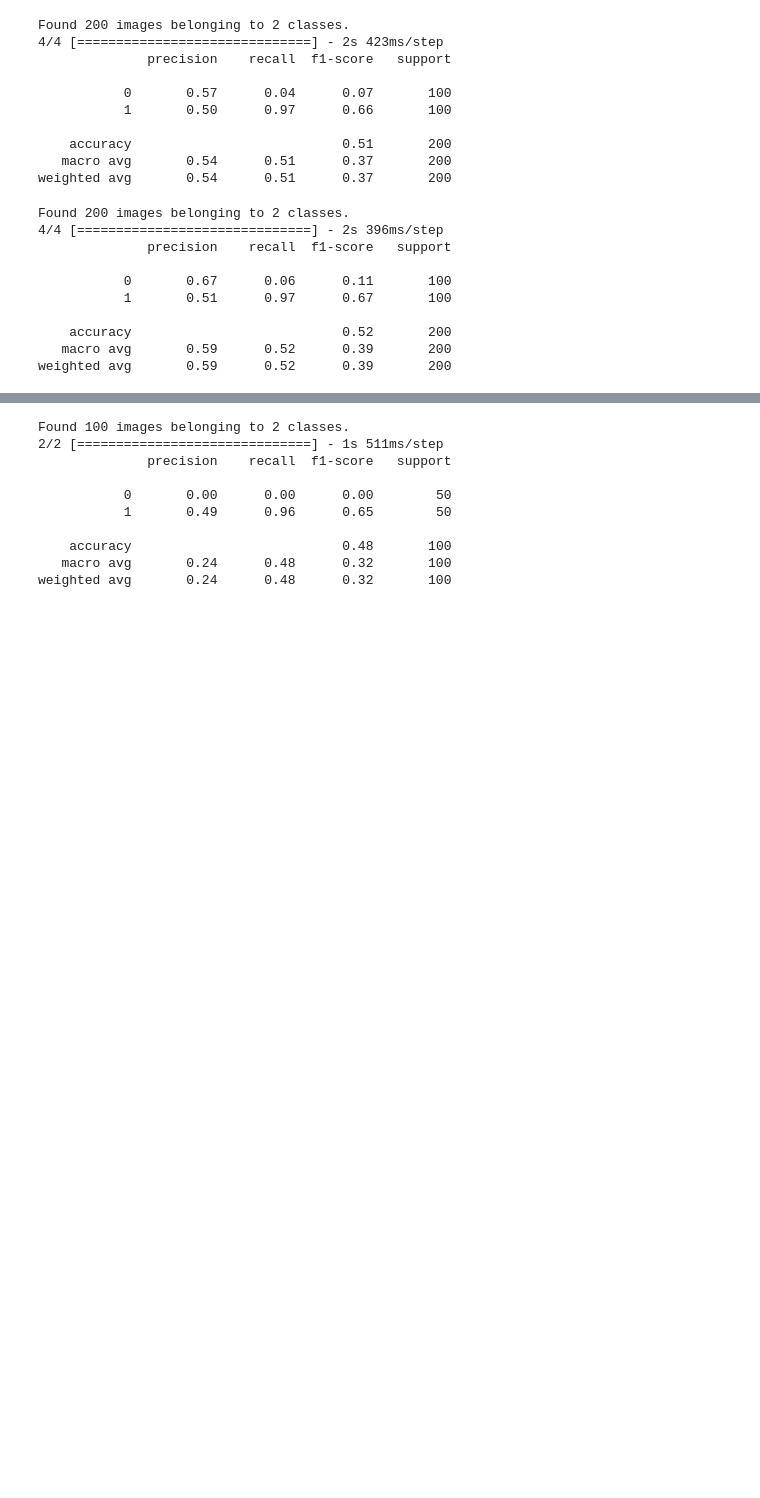
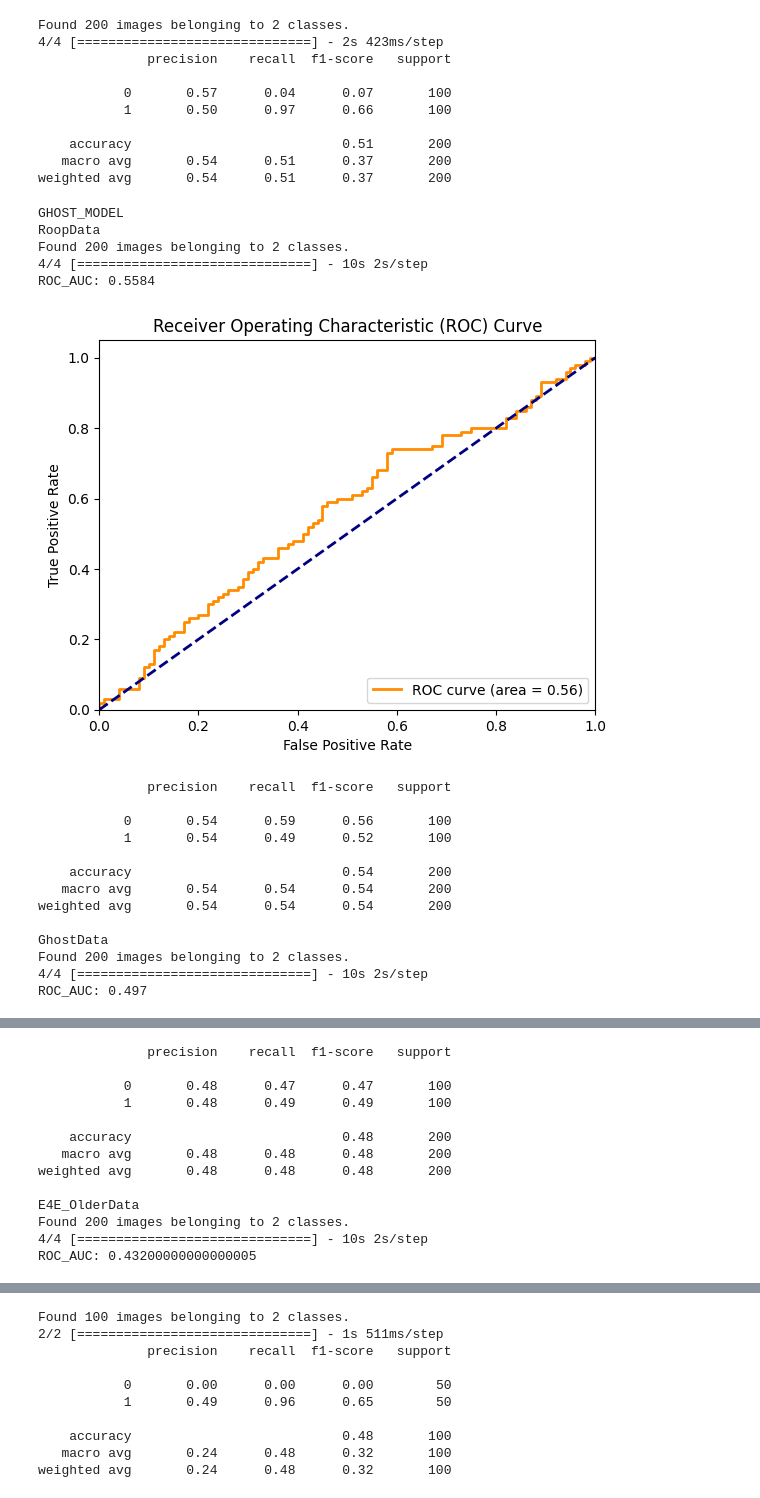
Before and after one commit to Dryg1214/DeepFakeRepos, a Jupyter notebook: AllModels/DeepFakeDetectionModels/MesoNet-DeepFakeDetection/notebook/Meso_4.ipynb, the cells around one changed output, grey strips where cells are left out. Saved outputs shown, nothing was run; the diff lists cells and outputs as text; code cells hidden in the pictures; blank space fills up the shorter version.

```diff
--- a/AllModels/DeepFakeDetectionModels/MesoNet-DeepFakeDetection/notebook/Meso_4.ipynb
+++ b/AllModels/DeepFakeDetectionModels/MesoNet-DeepFakeDetection/notebook/Meso_4.ipynb
@@ -449,17 +607,50 @@ Found 200 images belonging to 2 classes.
     accuracy                           0.51       200
    macro avg       0.54      0.51      0.37       200
 weighted avg       0.54      0.51      0.37       200
-# %%
-print(get_classification_report(model_exp, 'F:\\DeepFakeRepos\\Datasets\\GHOSTdata', nameModel="GHOST", fake=True))
-# GHOST
-# %% [output]
-Found 200 images belonging to 2 classes.
-4/4 [==============================] - 2s 396ms/step
-              precision    recall  f1-score   support
-
-           0       0.67      0.06      0.11       100
-           1       0.51      0.97      0.67       100
-
-    accuracy                           0.52       200
-   macro avg       0.59      0.52      0.39       200
-weighted avg       0.59      0.52      0.39       200
+# %%
+IMG_WIDTH = 1024
+
+ghost_500_model_path = "D:\\DeepFakeRepos\\TestTrainModels\\Meso500\\model_MESO_GHOST_500_ep20.hdf5"
+
+model_exp = load_model(ghost_500_model_path)
+
+print("GHOST_MODEL")
+#print("BaseData")
+#print(get_classification_report(model_exp, baseDataTestPath, nameModel="ROOP"))
+
+print("RoopData")
+print(get_classification_report(model_exp, roopDataPath, nameModel="GHOST"))
+
+print("GhostData")
+print(get_classification_report(model_exp, ghostDataPath, nameModel="GHOST"))
+
+print("E4E_OlderData")
+print(get_classification_report(model_exp, olderDataPath, nameModel="GHOST"))
+
+print("E4E_SmileData")
+print(get_classification_report(model_exp, smileDataPath, nameModel="GHOST"))
+
+#0 - фейк
+#1 - реальные
+
+# GHOST
+# %% [output]
+GHOST_MODEL
+RoopData
+Found 200 images belonging to 2 classes.
+4/4 [==============================] - 10s 2s/step
+ROC_AUC: 0.5584
+[figure, added]
+              precision    recall  f1-score   support
+
+           0       0.54      0.59      0.56       100
+           1       0.54      0.49      0.52       100
+
+    accuracy                           0.54       200
+   macro avg       0.54      0.54      0.54       200
+weighted avg       0.54      0.54      0.54       200
+
+GhostData
+Found 200 images belonging to 2 classes.
+4/4 [==============================] - 10s 2s/step
+ROC_AUC: 0.497
@@ -465,0 +658,13 @@ weighted avg       0.59      0.52      0.39       200
+              precision    recall  f1-score   support
+
+           0       0.48      0.47      0.47       100
+           1       0.48      0.49      0.49       100
+
+    accuracy                           0.48       200
+   macro avg       0.48      0.48      0.48       200
+weighted avg       0.48      0.48      0.48       200
+
+E4E_OlderData
+Found 200 images belonging to 2 classes.
+4/4 [==============================] - 10s 2s/step
+ROC_AUC: 0.43200000000000005
```
Also changed, not shown: parts of 15 cells of this notebook.
